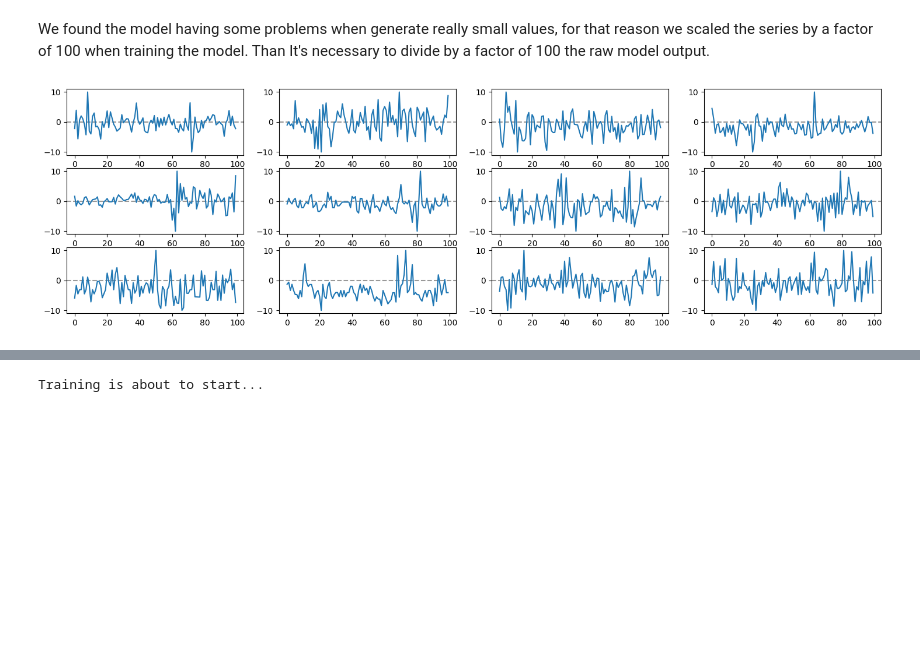
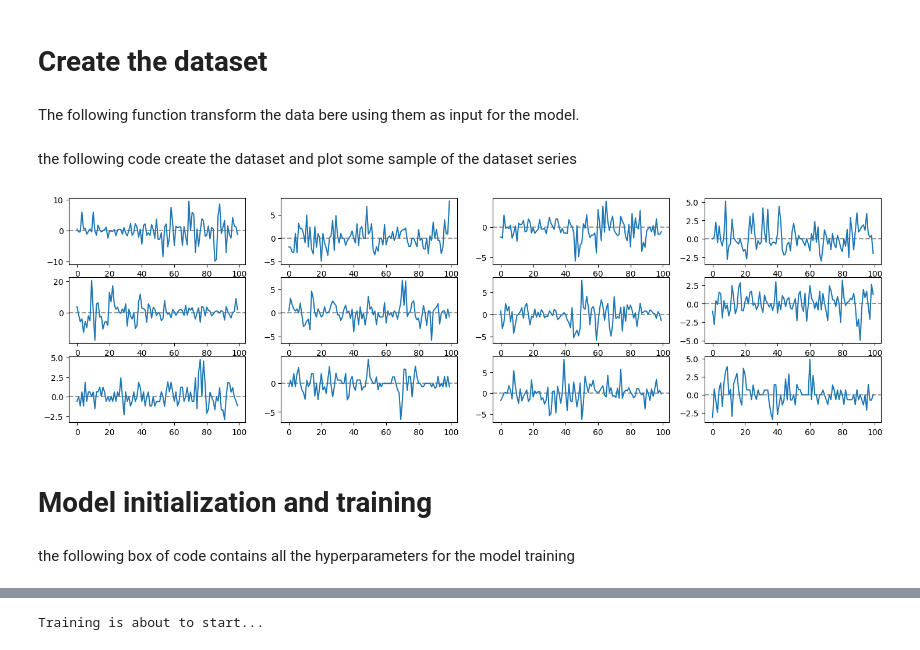
Before and after one commit to riccardobollati/GANs_for_financial_series_generation, a Jupyter notebook: main.ipynb, the cells around one changed output, grey strips where cells are left out. Saved outputs shown, nothing was run; the diff lists cells and outputs as text; code cells hidden in the pictures; blank space fills up the shorter version.

```diff
--- a/main.ipynb
+++ b/main.ipynb
@@ -13,37 +25,45 @@ import shutil
-# %% [markdown]
-We found the model having some problems when generate really small values, for that reason we scaled the series by a factor of 100 when training the model. Than It's necessary to divide by a factor of 100 the raw model output.
+# %% [markdown]
+# Create the dataset
+# %% [markdown]
+The following function transform the data bere using them as input for the model.
 # %%
 #create the transformer to scale the series
 class ScaleInput:
 
-    def __call__(slef, sample):
-        return sample * 100
+    def __init__(self, scale) -> None:
+        self.scale = scale
 
-class MinMaxScaler:
+    def __call__(self, sample):
+        return sample * self.scale
 
-    def __init__(self, range = (0,1)):
-        self.min = range[0]
-        self.max = range[1]
+class Magnitude_Scaler:
+
+    def __init__(self, scale):
+        self.scale = scale
 
     def __call__(self, sample):
 
-        cap = torch.max(sample)
-        bottom = torch.min(sample)
+        cap = torch.max(sample) * self.scale
+        bottom = torch.min(sample) * self.scale
 
         X_std = (sample - bottom) / (cap - bottom)
-        X_scaled = X_std * (self.max - self.min) + self.min
+        X_scaled = X_std * (cap - bottom) + bottom
 
         return X_scaled
+# %% [markdown]
+the following code create the dataset and plot some sample of the dataset series
 # %%
-scaler = MinMaxScaler(range = (-10,10))
-#create the dataloader
+np.random.seed(0)
+#initialize the transformer
+scaler = ScaleInput(100)
+#create the dataset
 dataset = data_prep.WindowsDaset(r'data\dataset_100_winds',transform = scaler)
-#plotsome series
+#plot some series
 rows = 3
 columns = 4
 fig, axs = plt.subplots(rows, columns, figsize=(18,5))
 for ax, i in zip(axs.ravel(),np.random.randint(0, len(dataset),size=rows * columns)):
     ax.axhline(0, color = 'black', alpha =0.4, ls = '--')
     ax.plot(dataset[i])
 # %% [output]
-[figure, old version]
+[figure, new version]
@@ -59 +70,5 @@ def create_dir(location, name):
+# %% [markdown]
+# Model initialization and training
+# %% [markdown]
+the following box of code contains all the hyperparameters for the model training
 # %%
```
Also changed, not shown: parts of 23 cells of this notebook, 4 other files.
